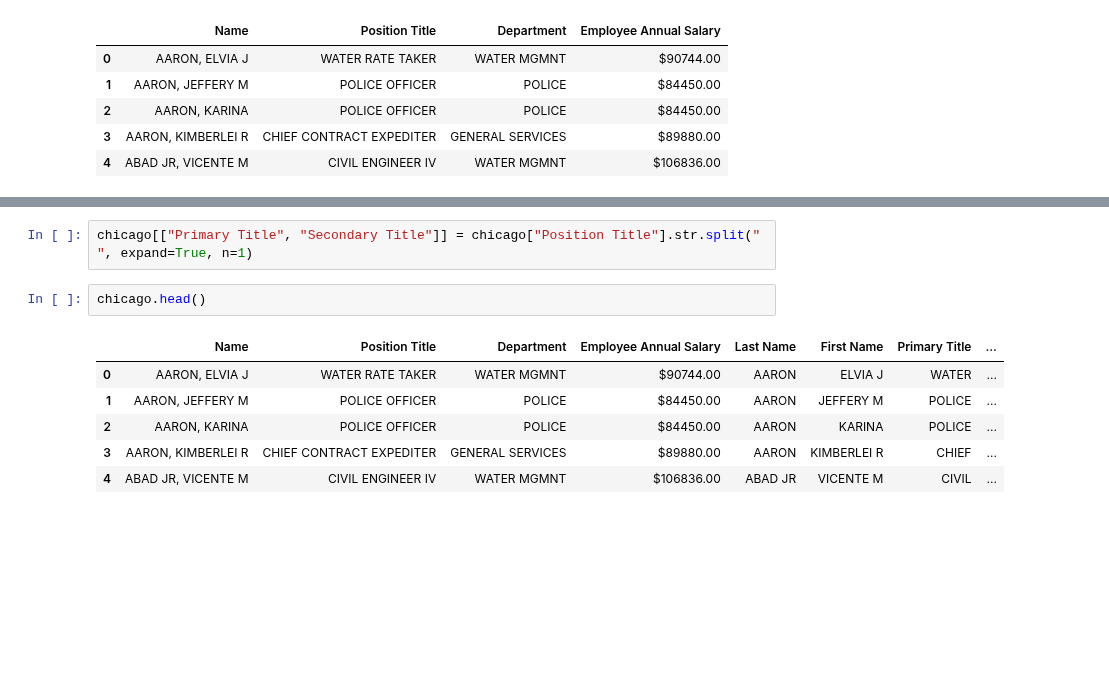
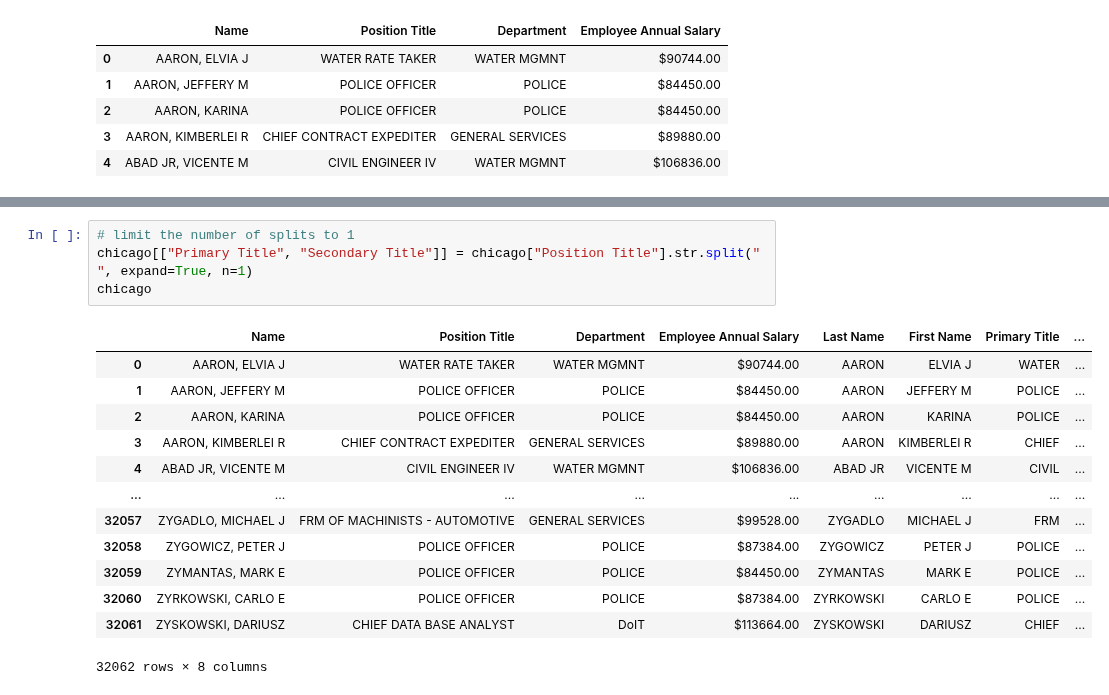
Before and after one commit to TeslimAdeyanju/studynote1-Python-for-Finance-Data-Science-My-Learning-Journey, a Jupyter notebook: python-Pandas/pandas_complete_note/07 - Working with Text Data.ipynb, the cells around one changed output, grey strips where cells are left out. Saved outputs shown, nothing was run; the diff lists cells and outputs as text; blank space fills up the shorter version.

```diff
--- a/python-Pandas/pandas_complete_note/07 - Working with Text Data.ipynb
+++ b/python-Pandas/pandas_complete_note/07 - Working with Text Data.ipynb
@@ -298,11 +385,18 @@ chicago.head()
 # %%
+# limit the number of splits to 1
 chicago[["Primary Title", "Secondary Title"]] = chicago["Position Title"].str.split(" ", expand=True, n=1)
+chicago
+# %% [output]
+|  | Name | Position Title | Department | Employee Annual Salary | Last Name | First Name | Primary Title | ... |
+| 0 | AARON, ELVIA J | WATER RATE TAKER | WATER MGMNT | $90744.00 | AARON | ELVIA J | WATER | ... |
+| 1 | AARON, JEFFERY M | POLICE OFFICER | POLICE | $84450.00 | AARON | JEFFERY M | POLICE | ... |
+| 2 | AARON, KARINA | POLICE OFFICER | POLICE | $84450.00 | AARON | KARINA | POLICE | ... |
+| 3 | AARON, KIMBERLEI R | CHIEF CONTRACT EXPEDITER | GENERAL SERVICES | $89880.00 | AARON | KIMBERLEI R | CHIEF | ... |
+| 4 | ABAD JR, VICENTE M | CIVIL ENGINEER IV | WATER MGMNT | $106836.00 | ABAD JR | VICENTE M | CIVIL | ... |
+| ... | ... | ... | ... | ... | ... | ... | ... | ... |
+| 32057 | ZYGADLO, MICHAEL J | FRM OF MACHINISTS - AUTOMOTIVE | GENERAL SERVICES | $99528.00 | ZYGADLO | MICHAEL J | FRM | ... |
+| 32058 | ZYGOWICZ, PETER J | POLICE OFFICER | POLICE | $87384.00 | ZYGOWICZ | PETER J | POLICE | ... |
+| 32059 | ZYMANTAS, MARK E | POLICE OFFICER | POLICE | $84450.00 | ZYMANTAS | MARK E | POLICE | ... |
+| 32060 | ZYRKOWSKI, CARLO E | POLICE OFFICER | POLICE | $87384.00 | ZYRKOWSKI | CARLO E | POLICE | ... |
+| 32061 | ZYSKOWSKI, DARIUSZ | CHIEF DATA BASE ANALYST | DoIT | $113664.00 | ZYSKOWSKI | DARIUSZ | CHIEF | ... |
+32062 rows × 8 columns
-# %%
-chicago.head()
-# %% [output]
-|  | Name | Position Title | Department | Employee Annual Salary | Last Name | First Name | Primary Title | ... |
-| 0 | AARON, ELVIA J | WATER RATE TAKER | WATER MGMNT | $90744.00 | AARON | ELVIA J | WATER | ... |
-| 1 | AARON, JEFFERY M | POLICE OFFICER | POLICE | $84450.00 | AARON | JEFFERY M | POLICE | ... |
-| 2 | AARON, KARINA | POLICE OFFICER | POLICE | $84450.00 | AARON | KARINA | POLICE | ... |
-| 3 | AARON, KIMBERLEI R | CHIEF CONTRACT EXPEDITER | GENERAL SERVICES | $89880.00 | AARON | KIMBERLEI R | CHIEF | ... |
-| 4 | ABAD JR, VICENTE M | CIVIL ENGINEER IV | WATER MGMNT | $106836.00 | ABAD JR | VICENTE M | CIVIL | ... |
```
Also changed, not shown: parts of 33 cells of this notebook.
